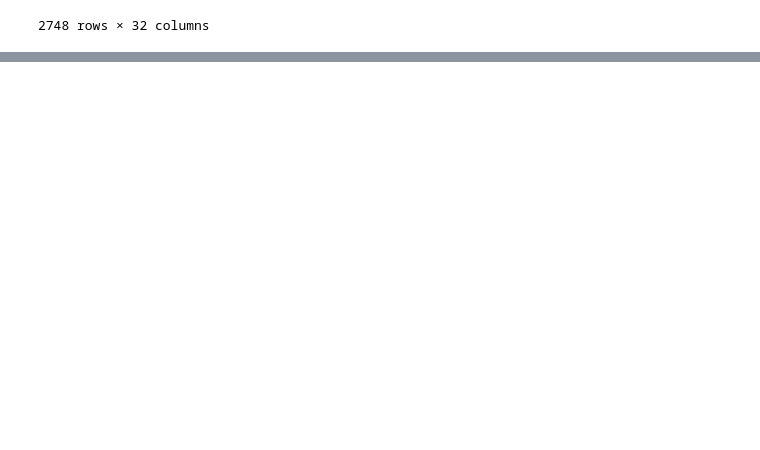
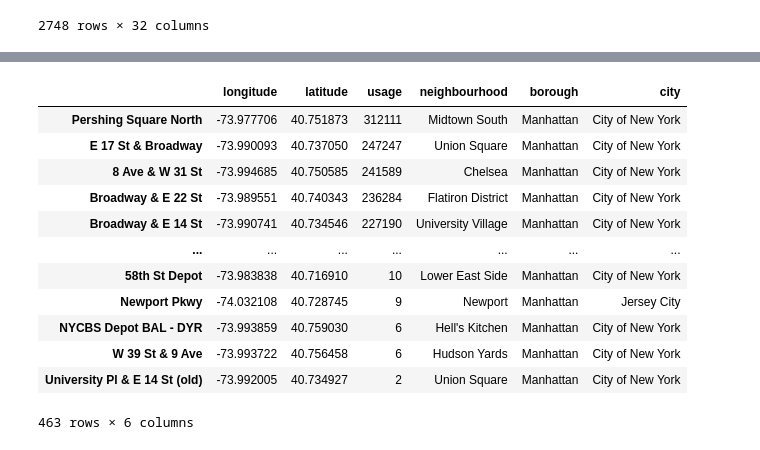
Before and after one commit to tobzac/challenge, a Jupyter notebook: 04_reverse_geocode.ipynb, the cells around one changed output, grey strips where cells are left out. Saved outputs shown, nothing was run; the diff lists cells and outputs as text; code cells hidden in the pictures; blank space fills up the shorter version.

```diff
--- a/04_reverse_geocode.ipynb
+++ b/04_reverse_geocode.ipynb
@@ -139,3 +113,17 @@ geopy.exc.GeocoderUnavailable: HTTPSConnectionPool(host='nominatim.openstreetmap
 | Sedgwick Ave & W Tremont Ave - new | NaN | Sedgwick Avenue | Morris Heights | The Bronx | Bronx County | City of New York | New York | US-NY | 10453 | ... |
 | Ichan Stadium Plaza | NaN | Randalls Island Greenway | Manhattan Community Board 11 | Manhattan | New York County | City of New York | New York | US-NY | 10454 | ... |
 2748 rows × 32 columns
+# %%
+# read in geocode data
+df_geocode_all_stations = pd.read_csv('intermediate_results/df_geocode_all_stations.csv', index_col=0)
+df_geocode_all_stations = df_geocode_all_stations[df_geocode_all_stations.columns.intersection(['neighbourhood', 'borough', 'city'])]
+
+# annotate generated data with neighbourhood and borough
+all_years = [2013, 2014, 2015, 2016, 2017, 2018, 2019, 2020, 2021, 2022, 2023, 2024]
+imported_df_coords_per_year = {}
+for year in all_years:
+    df = pd.read_csv('intermediate_results/df_coords_stations_' + str(year) + '.csv', index_col=0)
+    df = df.join(df_geocode_all_stations)
+    imported_df_coords_per_year[year] = df
+
+imported_df_coords_per_year[2015]
@@ -141,0 +197,16 @@ geopy.exc.GeocoderUnavailable: HTTPSConnectionPool(host='nominatim.openstreetmap
+# %%
+imported_df_coords_per_year[2019][imported_df_coords_per_year[2019]['borough'] == 'Manhattan']
+# %% [output]
+|  | longitude | latitude | usage | neighbourhood | borough | city |
+| Pershing Square North | -73.977706 | 40.751873 | 312111 | Midtown South | Manhattan | City of New York |
+| E 17 St & Broadway | -73.990093 | 40.737050 | 247247 | Union Square | Manhattan | City of New York |
+| 8 Ave & W 31 St | -73.994685 | 40.750585 | 241589 | Chelsea | Manhattan | City of New York |
+| Broadway & E 22 St | -73.989551 | 40.740343 | 236284 | Flatiron District | Manhattan | City of New York |
+| Broadway & E 14 St | -73.990741 | 40.734546 | 227190 | University Village | Manhattan | City of New York |
+| ... | ... | ... | ... | ... | ... | ... |
+| 58th St Depot | -73.983838 | 40.716910 | 10 | Lower East Side | Manhattan | City of New York |
+| Newport Pkwy | -74.032108 | 40.728745 | 9 | Newport | Manhattan | Jersey City |
+| NYCBS Depot BAL - DYR | -73.993859 | 40.759030 | 6 | Hell's Kitchen | Manhattan | City of New York |
+| W 39 St & 9 Ave | -73.993722 | 40.756458 | 6 | Hudson Yards | Manhattan | City of New York |
+| University Pl & E 14 St (old) | -73.992005 | 40.734927 | 2 | Union Square | Manhattan | City of New York |
+463 rows × 6 columns
```
Also changed, not shown: parts of 7 cells of this notebook, 6 other files.
